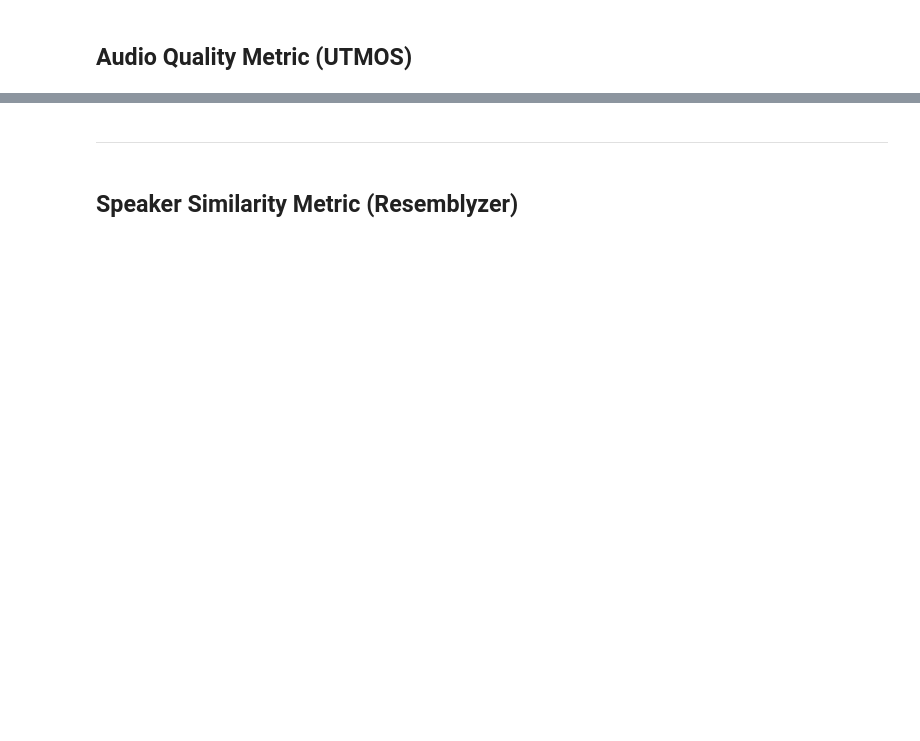
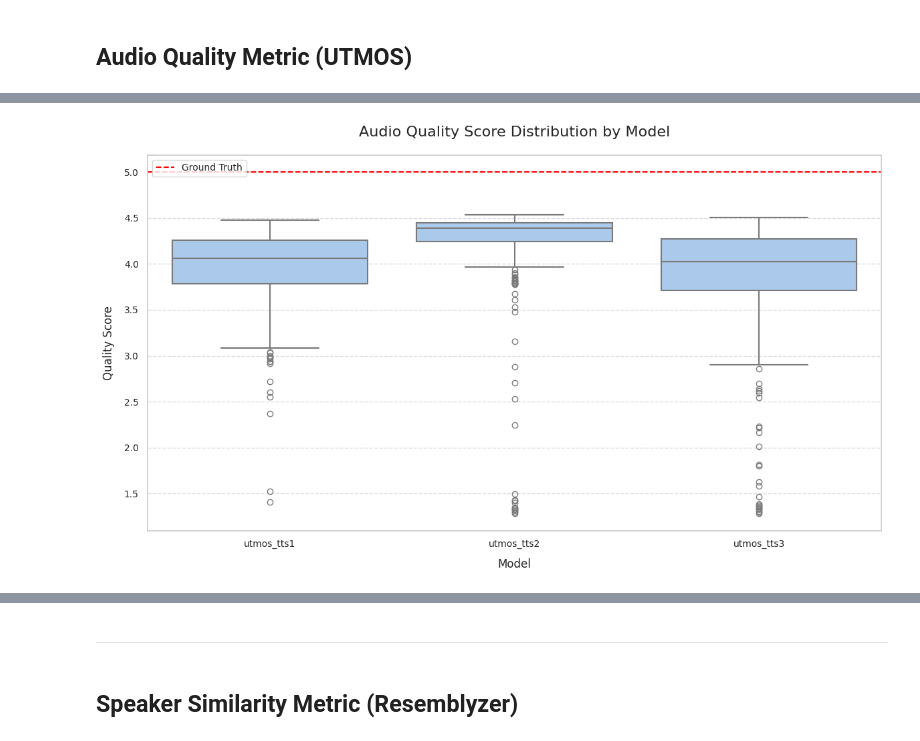
Before and after one commit to fernandals/sqa-system, a Jupyter notebook: objective/plots.ipynb, the cells around one changed output, grey strips where cells are left out. Drawn from its saved outputs; the diff is of its cells as text; code cells hidden in the pictures; blank space fills up the shorter version.

Commit message:
fixing bugs and plots for subjective

```diff
--- a/objective/plots.ipynb
+++ b/objective/plots.ipynb
@@ -47,3 +47,33 @@ plt.show()
+# %%
+# Convert dataframe to the right format
+df_box = df.melt(id_vars=["filename"], var_name="Model", value_name="Score")
+
+plt.figure(figsize=(12, 7))
+ax = sns.boxplot(
+    x="Model",
+    y="Score",
+    data=df_box,
+    linewidth=1.5,
+    saturation=0.75
+)
+
+plt.title(title + " Score Distribution by Model", fontsize=16, pad=20)
+plt.xlabel("Model", fontsize=12, labelpad=10)
+plt.ylabel(score + " Score", fontsize=12, labelpad=10)
+
+plt.xticks(fontsize=10)
+plt.yticks(fontsize=10)
+
+plt.grid(True, axis='y', linestyle='--', alpha=0.7)
+
+# Ground truth line
+plt.axhline(y=5.0, color='red', linestyle='--', linewidth=1.5, label="Ground Truth")
+plt.legend(loc='upper left', fontsize=10)
+
+plt.tight_layout()
+plt.show()
+# %% [output]
+[figure, added]
 # %%
 df_lines = df.copy()
 
```
Also changed, not shown: parts of 11 cells of this notebook, 9 other files.
